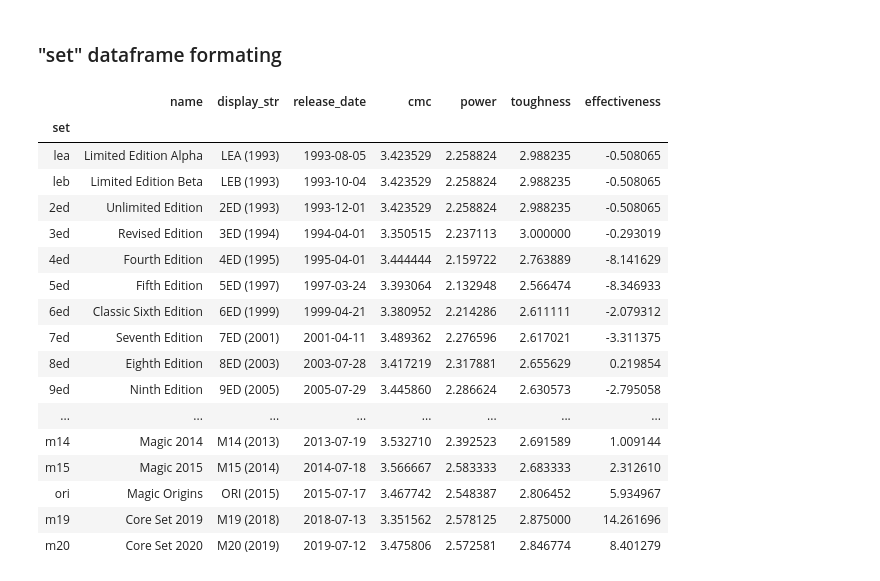
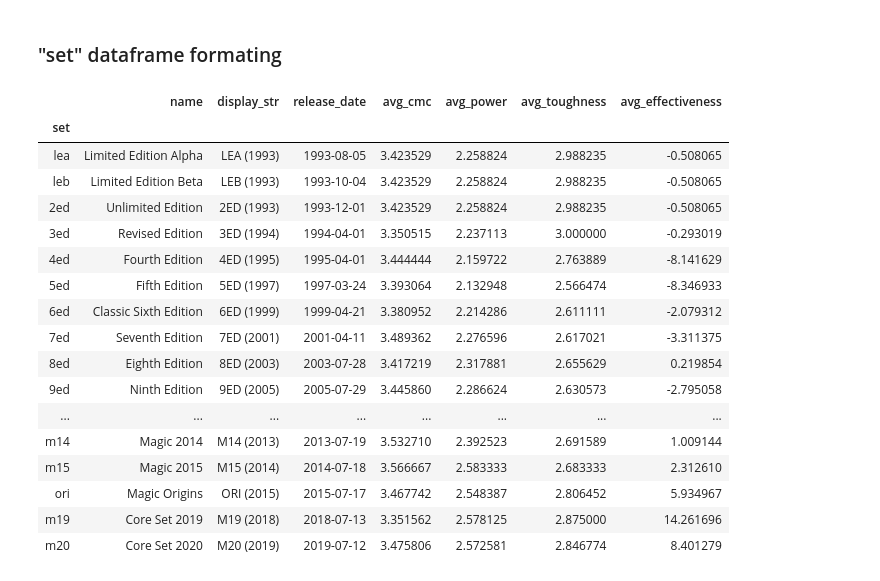
Before and after one commit to MaximeBastion/DataScience-MTG-Power-Creep, a Jupyter notebook: MTG - Creature Power-Creep.ipynb, the cells around one changed output. Saved outputs shown, nothing was run; the diff lists cells and outputs as text; code cells hidden in the pictures.

```diff
--- a/MTG - Creature Power-Creep.ipynb
+++ b/MTG - Creature Power-Creep.ipynb
@@ -710,12 +754,16 @@ set_pivot_table.head()
 # %%
 # reordering the columns
 sets = set_pivot_table[["name", "display_str", "release_date", "cmc", "power", "toughness", "effectiveness"]].copy()
 
+# renaming the columns to reflect the fact that some values are averages
+sets.columns = ["name", "display_str", "release_date", "avg_cmc", "avg_power", "avg_toughness", "avg_effectiveness"]
+
 # sorting the sets by release date
-sets = sets.sort_values(by = ["release_date"])
+sets = sets.sort_values(by = "release_date")
+
 sets
 # %% [output]
-|  | name | display_str | release_date | cmc | power | toughness | effectiveness |
+|  | name | display_str | release_date | avg_cmc | avg_power | avg_toughness | avg_effectiveness |
 | set |  |  |  |  |  |  |  |
 | lea | Limited Edition Alpha | LEA (1993) | 1993-08-05 | 3.423529 | 2.258824 | 2.988235 | -0.508065 |
 | leb | Limited Edition Beta | LEB (1993) | 1993-10-04 | 3.423529 | 2.258824 | 2.988235 | -0.508065 |
```
Also changed, not shown: parts of 19 cells of this notebook.
